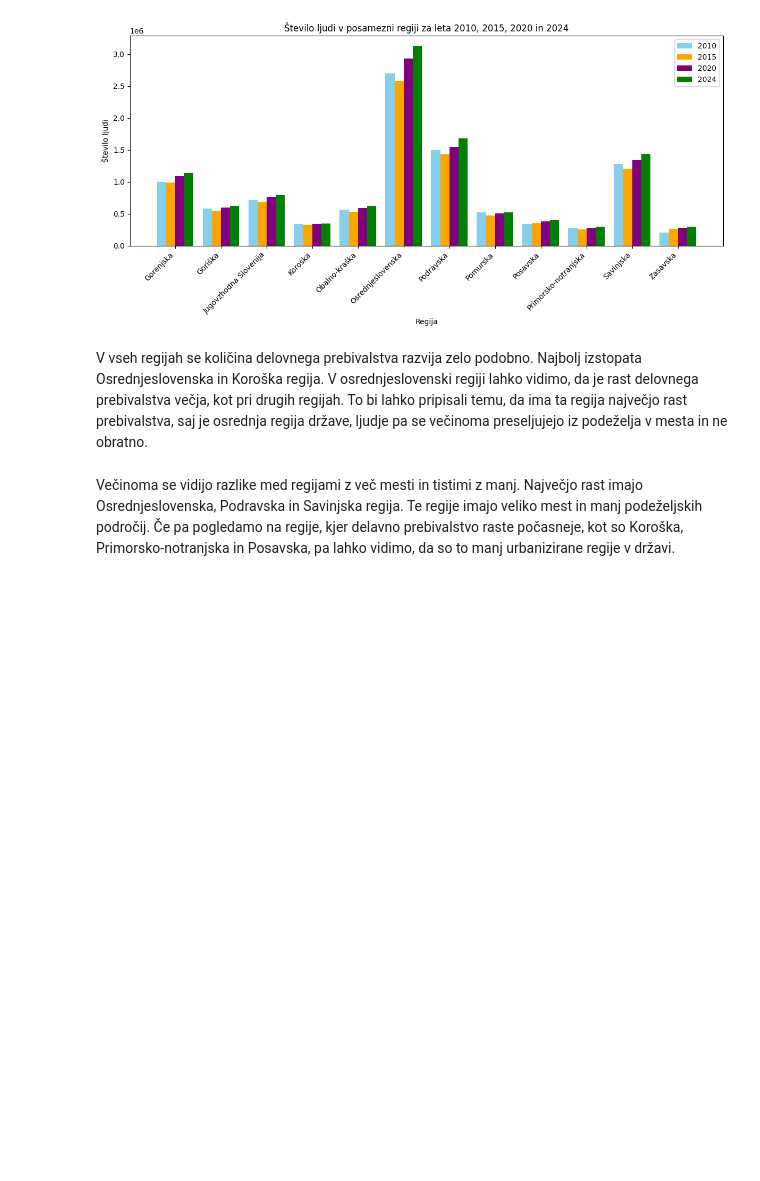
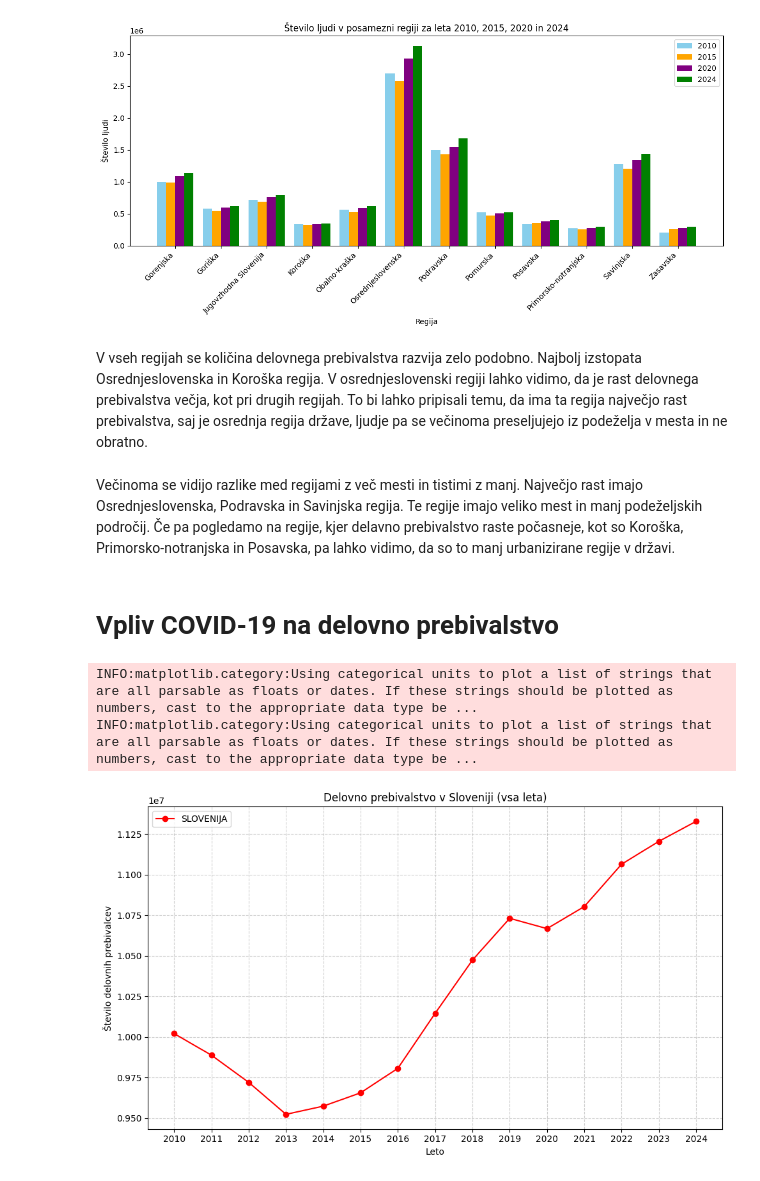
Before and after one commit to nirinja/PR259, a Jupyter notebook: koda/koda.ipynb, the cells around one changed output. Drawn from its saved outputs; the diff is of its cells as text; code cells hidden in the pictures; blank space fills up the shorter version.

```diff
--- a/koda/koda.ipynb
+++ b/koda/koda.ipynb
@@ -150,3 +150,22 @@ plt.show()
 V vseh regijah se količina delovnega prebivalstva razvija zelo podobno. Najbolj izstopata Osrednjeslovenska in Koroška regija. V osrednjeslovenski regiji lahko vidimo, da je rast delovnega prebivalstva večja, kot pri drugih regijah. To bi lahko pripisali temu, da ima ta regija največjo rast prebivalstva, saj je osrednja regija države, ljudje pa se večinoma preseljujejo iz podeželja v mesta in ne obratno.
 # %% [markdown]
 Večinoma se vidijo razlike med regijami z več mesti in tistimi z manj. Največjo rast imajo Osrednjeslovenska, Podravska in Savinjska regija. Te regije imajo veliko mest in manj podeželjskih področij. Če pa pogledamo na regije, kjer delavno prebivalstvo raste počasneje, kot so Koroška, Primorsko-notranjska in Posavska, pa lahko vidimo, da so to manj urbanizirane regije v državi.
+# %% [markdown]
+# Vpliv COVID-19 na delovno prebivalstvo
+# %%
+data_covid_years = data[data['STATISTIČNA REGIJA'] == 'SLOVENIJA']
+covid_yearly_data = data_covid_years.groupby('YEAR')['DATA'].sum()
+
+plt.figure(figsize=(10, 6))
+plt.plot(covid_yearly_data.index, covid_yearly_data.values, marker='o', color='red', label='SLOVENIJA')
+plt.xlabel('Leto')
+plt.ylabel('Število delovnih prebivalcev')
+plt.title('Delovno prebivalstvo v Sloveniji (vsa leta)')
+plt.grid(True, linestyle='--', alpha=0.6)
+plt.legend()
+plt.tight_layout()
+plt.show()
+# %% [output]
+INFO:matplotlib.category:Using categorical units to plot a list of strings that are all parsable as floats or dates. If these strings should be plotted as numbers, cast to the appropriate data type be ...
+INFO:matplotlib.category:Using categorical units to plot a list of strings that are all parsable as floats or dates. If these strings should be plotted as numbers, cast to the appropriate data type be ...
+[figure, added]
```
Also changed, not shown: parts of 1 cell of this notebook.
